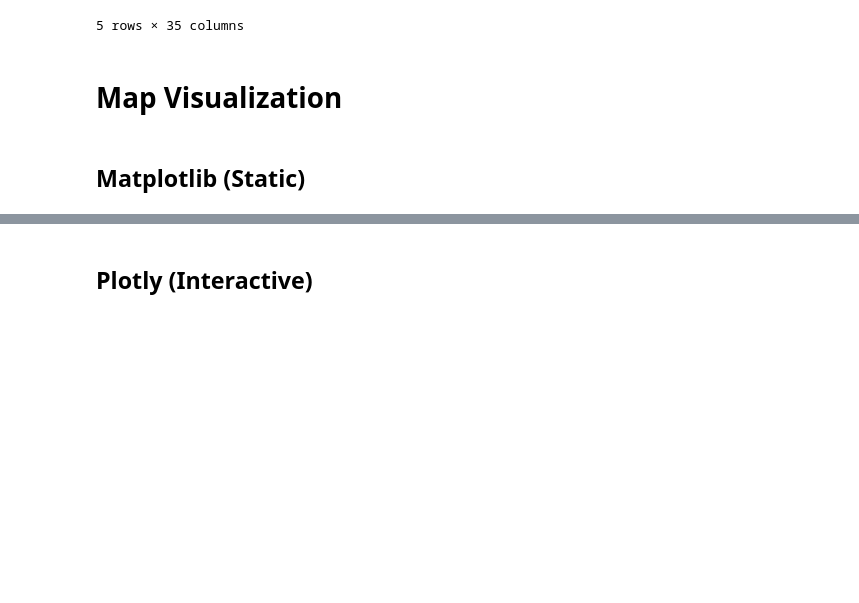
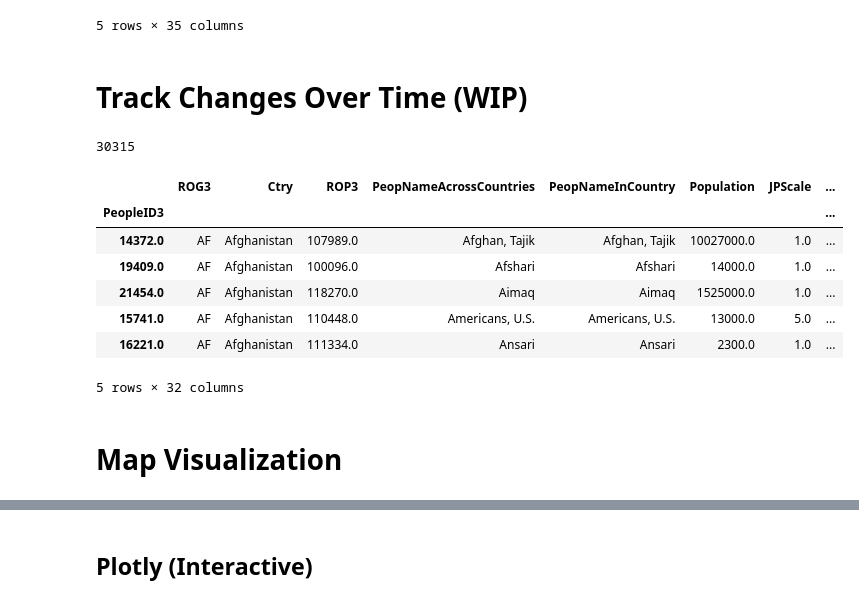
Before and after one commit to psaul20/Unreached-Analysis-Engine, a Jupyter notebook: Unreached.ipynb, the cells around one changed output, grey strips where cells are left out. Cells and saved outputs as stored; diff of their text form; code cells hidden in the pictures; blank space fills up the shorter version.

```diff
--- a/Unreached.ipynb
+++ b/Unreached.ipynb
@@ -62,6 +65,34 @@ ur_df.head()
 | 3 | AF | Afghanistan | 15741.0 | 110448.0 | Americans, U.S. | Americans, U.S. | 10000.0 | 5.0 | ... |
 | 4 | AF | Afghanistan | 16221.0 | 111334.0 | Ansari | Ansari | 2400.0 | 1.0 | ... |
 5 rows × 35 columns
+# %% [markdown]
+# Track Changes Over Time (WIP)
+# %%
+olddt = '2020-06-29'
+newdt = str(dt.datetime.today().date())
+# %%
+old_df = pd.read_csv('AllPeoplesByCountry_' + olddt + '.csv', index_col='PeopleID3', low_memory=False,skiprows=1)
+new_df = pd.read_csv('AllPeoplesByCountry_' + newdt + '.csv', index_col='PeopleID3', low_memory=False,skiprows=1)
+# %%
+#Concatenate old and new
+full_df = pd.concat([old_df,new_df])
+# %%
+change_df = full_df.drop_duplicates(keep='last')
+# %%
+len(change_df.index)
+# %% [output]
+30315
+# %%
+change_df.head()
+# %% [output]
+|  | ROG3 | Ctry | ROP3 | PeopNameAcrossCountries | PeopNameInCountry | Population | JPScale | ... |
+| PeopleID3 |  |  |  |  |  |  |  | ... |
+| 14372.0 | AF | Afghanistan | 107989.0 | Afghan, Tajik | Afghan, Tajik | 10027000.0 | 1.0 | ... |
+| 19409.0 | AF | Afghanistan | 100096.0 | Afshari | Afshari | 14000.0 | 1.0 | ... |
+| 21454.0 | AF | Afghanistan | 118270.0 | Aimaq | Aimaq | 1525000.0 | 1.0 | ... |
+| 15741.0 | AF | Afghanistan | 110448.0 | Americans, U.S. | Americans, U.S. | 13000.0 | 5.0 | ... |
+| 16221.0 | AF | Afghanistan | 111334.0 | Ansari | Ansari | 2300.0 | 1.0 | ... |
+5 rows × 32 columns
 # %% [markdown]
 # Map Visualization
 # %%
@@ -75,5 +106,3 @@ ur_df_plot = ur_df_plot[ur_df_plot['LeastReached'] == 'Y']
 # %%
 lat = ur_df_plot['Latitude'].values
 lon = ur_df_plot['Longitude'].values
-# %% [markdown]
-## Matplotlib (Static)
```
Also changed, not shown: parts of 12 cells of this notebook, 5 other files.
